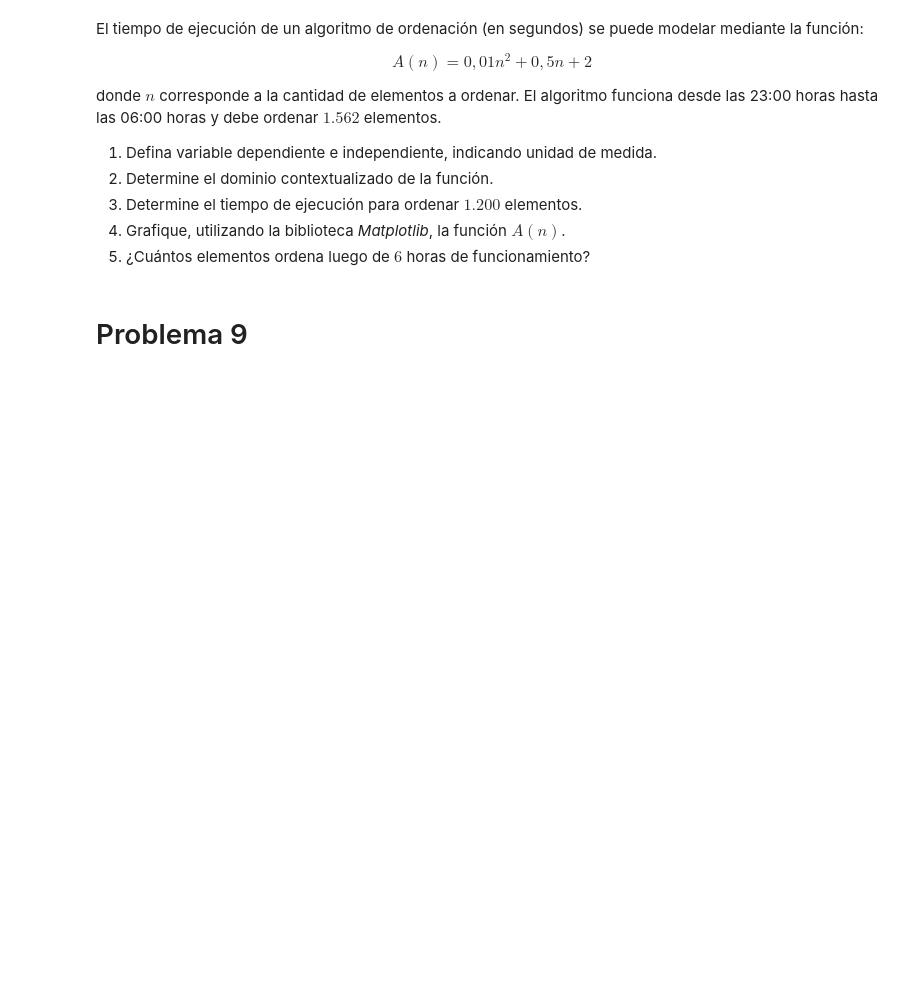
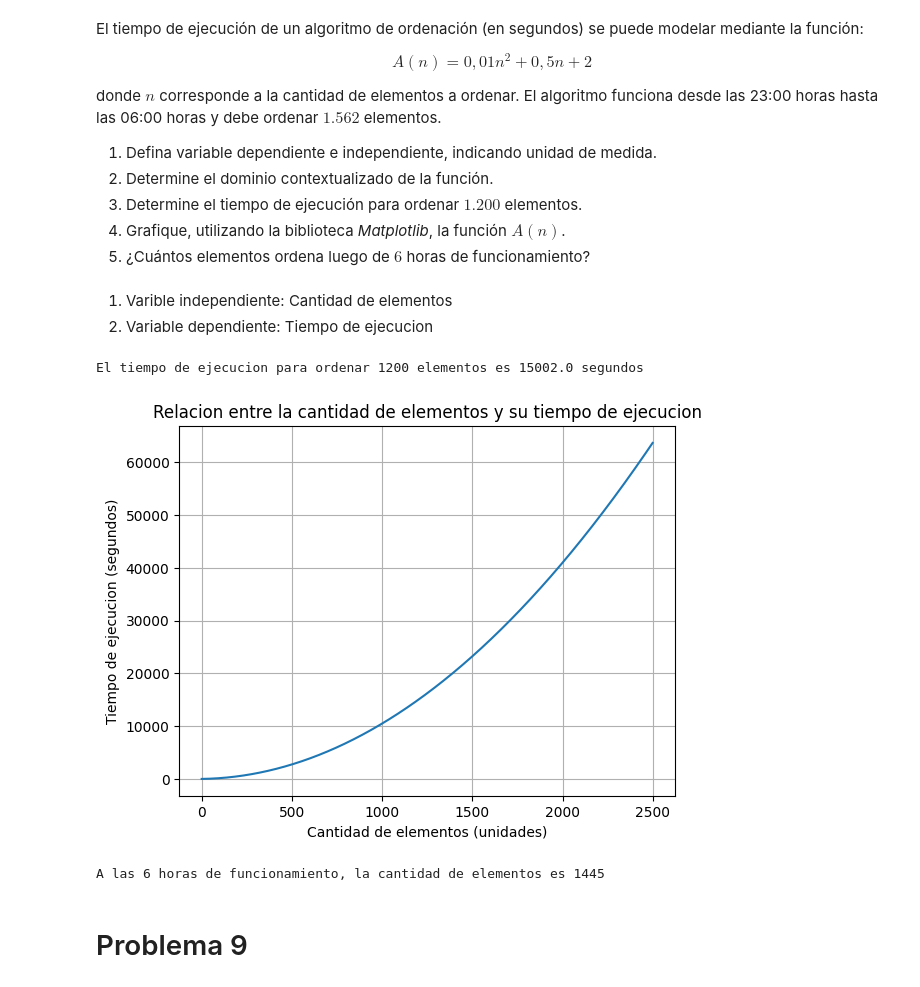
Before and after one commit to o-aguirre/matAplicada, a Jupyter notebook: exAprendizaje1/2024_08_24/G1_Funciones.ipynb, the cells around one changed output. Drawn from its saved outputs; the diff is of its cells as text; code cells hidden in the pictures; blank space fills up the shorter version.

```diff
--- a/exAprendizaje1/2024_08_24/G1_Funciones.ipynb
+++ b/exAprendizaje1/2024_08_24/G1_Funciones.ipynb
@@ -151,6 +151,41 @@ donde $n$ corresponde a la cantidad de elementos a ordenar. El algoritmo funcion
 3. Determine el tiempo de ejecución para ordenar $1.200$ elementos.
 4. Grafique, utilizando la biblioteca *Matplotlib*, la función $A(n)$.
 5. ¿Cuántos elementos ordena luego de $6$ horas de funcionamiento?
+# %% [markdown]
+1) Varible independiente: Cantidad de elementos
+2) Variable dependiente: Tiempo de ejecucion
+# %%
+def A(n):
+    return 0.01 * n**2 + .5 * n + 2
+print(f'El tiempo de ejecucion para ordenar 1200 elementos es {A(1200)} segundos')
+# %% [output]
+El tiempo de ejecucion para ordenar 1200 elementos es 15002.0 segundos
+# %%
+import matplotlib.pyplot as plt
+import numpy as np
+
+n = np.arange(0, 2500, 1)
+plt.plot(n, A(n))
+plt.title('Relacion entre la cantidad de elementos y su tiempo de ejecucion')
+plt.xlabel('Cantidad de elementos (unidades)')
+plt.ylabel('Tiempo de ejecucion (segundos)')
+plt.grid(True)
+plt.show()
+# %% [output]
+[figure, added]
+# %%
+import numpy as np
+from scipy.optimize import fsolve
+
+def tiempo(n):
+    return .01 * n**2 + .5*n - 21598
+
+n = np.linspace(0, 5000, 10)
+
+solucion = fsolve(tiempo, n)
+print(f'A las 6 horas de funcionamiento, la cantidad de elementos es {solucion[0]:.0f}')
+# %% [output]
+A las 6 horas de funcionamiento, la cantidad de elementos es 1445
 # %% [markdown]
 # Problema 9
 # %% [markdown]
```
Also changed, not shown: 1 other file.
